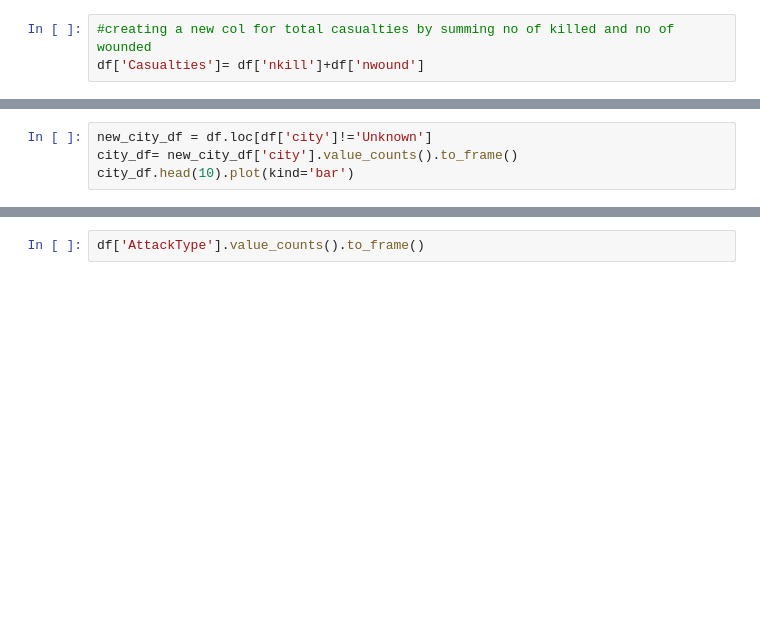
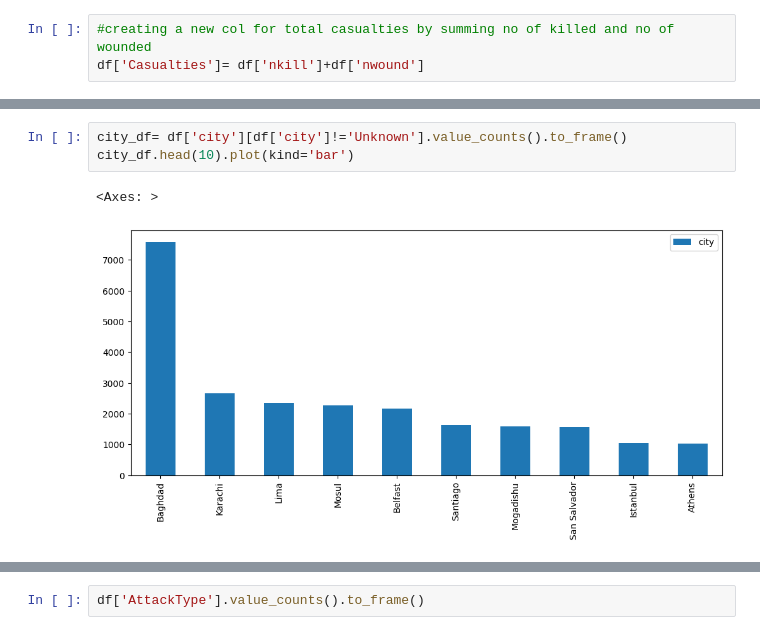
Before and after one commit to ZainDataS/EDA_Global_terrorism, a Jupyter notebook: Global_Terrorism_Analysis_Capstone_Project.ipynb, the cells around one changed output, grey strips where cells are left out. Drawn from its saved outputs; the diff is of its cells as text; blank space fills up the shorter version.

```diff
--- a/Global_Terrorism_Analysis_Capstone_Project.ipynb
+++ b/Global_Terrorism_Analysis_Capstone_Project.ipynb
@@ -232,7 +245,9 @@ country_df.head(10).plot(kind='bar')
 # %%
-new_city_df = df.loc[df['city']!='Unknown']
-city_df= new_city_df['city'].value_counts().to_frame()
+city_df= df['city'][df['city']!='Unknown'].value_counts().to_frame()
 city_df.head(10).plot(kind='bar')
+# %% [output]
+<Axes: >
+[figure, added]
 # %%
 year_df = df.loc[:,'Year'].value_counts().to_frame().rename(columns={'Year':'No Of Incidents'})
 year_df.head(10).plot(kind='bar')
```
Also changed, not shown: parts of 17 cells of this notebook.
